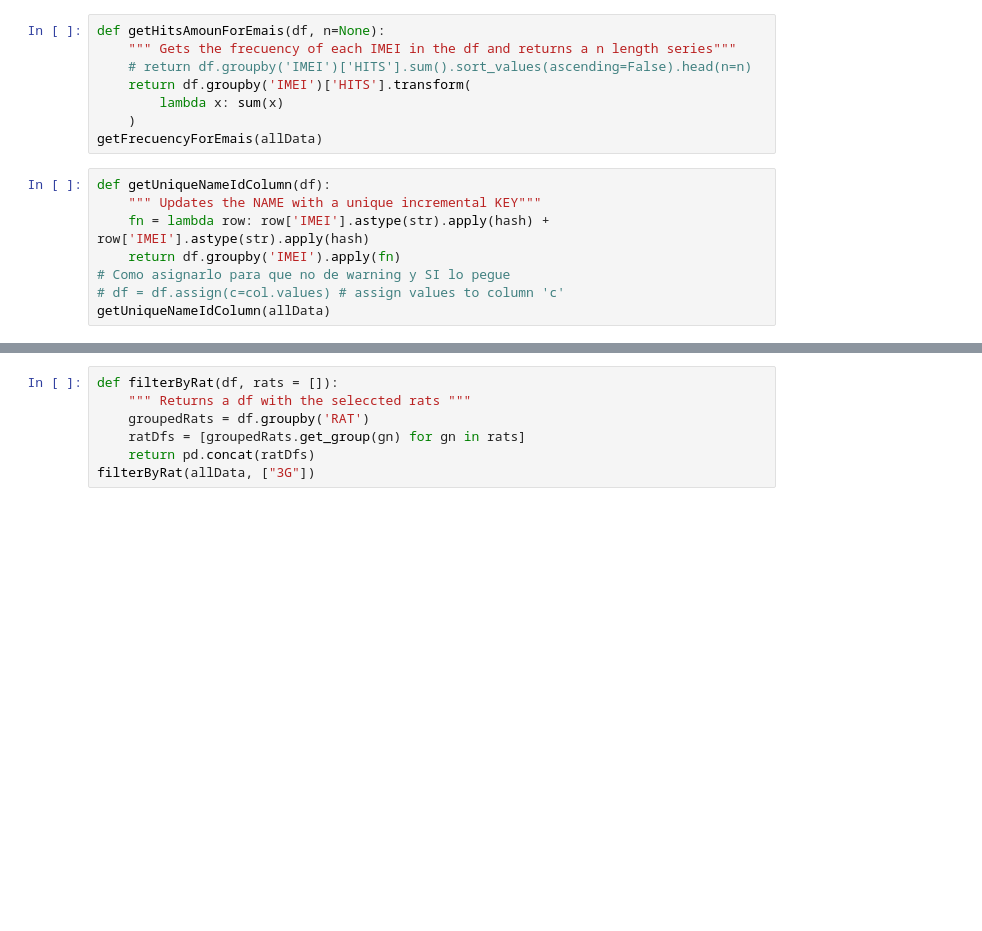
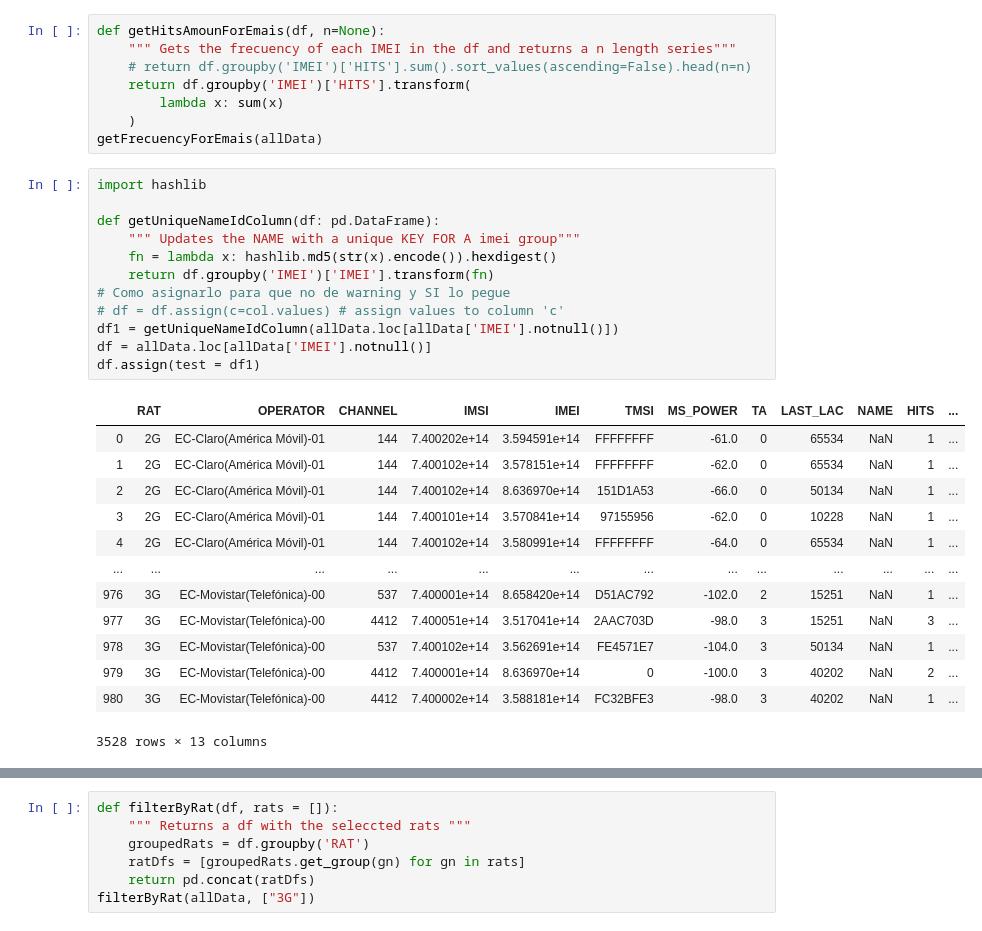
Before and after one commit to Dumaru/ExcelReports, a Jupyter notebook: Telefonia.ipynb, the cells around one changed output, grey strips where cells are left out. Saved outputs shown, nothing was run; the diff lists cells and outputs as text; blank space fills up the shorter version.

```diff
--- a/Telefonia.ipynb
+++ b/Telefonia.ipynb
@@ -237,10 +253,28 @@ def getHitsAmounForEmais(df, n=None):
     )
 getFrecuencyForEmais(allData)
 # %%
-def getUniqueNameIdColumn(df):
-    """ Updates the NAME with a unique incremental KEY"""
-    fn = lambda row: row['IMEI'].astype(str).apply(hash) + row['IMEI'].astype(str).apply(hash)
-    return df.groupby('IMEI').apply(fn)
+import hashlib
+
+def getUniqueNameIdColumn(df: pd.DataFrame):
+    """ Updates the NAME with a unique KEY FOR A imei group"""
+    fn = lambda x: hashlib.md5(str(x).encode()).hexdigest()
+    return df.groupby('IMEI')['IMEI'].transform(fn)
 # Como asignarlo para que no de warning y SI lo pegue
 # df = df.assign(c=col.values) # assign values to column 'c'
-getUniqueNameIdColumn(allData)
+df1 = getUniqueNameIdColumn(allData.loc[allData['IMEI'].notnull()])
+df = allData.loc[allData['IMEI'].notnull()]
+df.assign(test = df1)
+# %% [output]
+|  | RAT | OPERATOR | CHANNEL | IMSI | IMEI | TMSI | MS_POWER | TA | LAST_LAC | NAME | HITS | ... |
+| 0 | 2G | EC-Claro(América Móvil)-01 | 144 | 7.400202e+14 | 3.594591e+14 | FFFFFFFF | -61.0 | 0 | 65534 | NaN | 1 | ... |
+| 1 | 2G | EC-Claro(América Móvil)-01 | 144 | 7.400102e+14 | 3.578151e+14 | FFFFFFFF | -62.0 | 0 | 65534 | NaN | 1 | ... |
+| 2 | 2G | EC-Claro(América Móvil)-01 | 144 | 7.400102e+14 | 8.636970e+14 | 151D1A53 | -66.0 | 0 | 50134 | NaN | 1 | ... |
+| 3 | 2G | EC-Claro(América Móvil)-01 | 144 | 7.400101e+14 | 3.570841e+14 | 97155956 | -62.0 | 0 | 10228 | NaN | 1 | ... |
+| 4 | 2G | EC-Claro(América Móvil)-01 | 144 | 7.400102e+14 | 3.580991e+14 | FFFFFFFF | -64.0 | 0 | 65534 | NaN | 1 | ... |
+| ... | ... | ... | ... | ... | ... | ... | ... | ... | ... | ... | ... | ... |
+| 976 | 3G | EC-Movistar(Telefónica)-00 | 537 | 7.400001e+14 | 8.658420e+14 | D51AC792 | -102.0 | 2 | 15251 | NaN | 1 | ... |
+| 977 | 3G | EC-Movistar(Telefónica)-00 | 4412 | 7.400051e+14 | 3.517041e+14 | 2AAC703D | -98.0 | 3 | 15251 | NaN | 3 | ... |
+| 978 | 3G | EC-Movistar(Telefónica)-00 | 537 | 7.400102e+14 | 3.562691e+14 | FE4571E7 | -104.0 | 3 | 50134 | NaN | 1 | ... |
+| 979 | 3G | EC-Movistar(Telefónica)-00 | 4412 | 7.400001e+14 | 8.636970e+14 | 0 | -100.0 | 3 | 40202 | NaN | 2 | ... |
+| 980 | 3G | EC-Movistar(Telefónica)-00 | 4412 | 7.400002e+14 | 3.588181e+14 | FC32BFE3 | -98.0 | 3 | 40202 | NaN | 1 | ... |
+3528 rows × 13 columns
```
Also changed, not shown: parts of 24 cells of this notebook, 9 other files.
